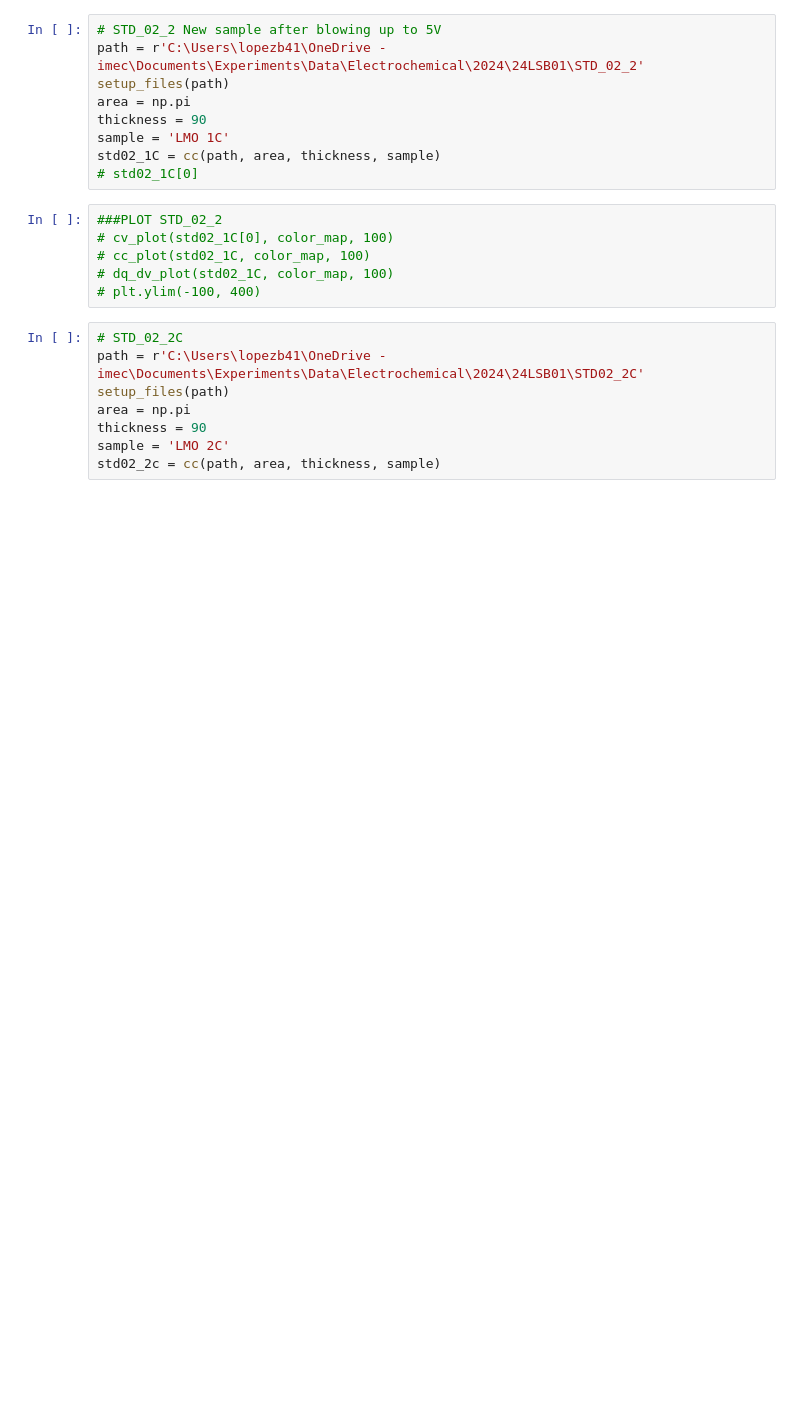
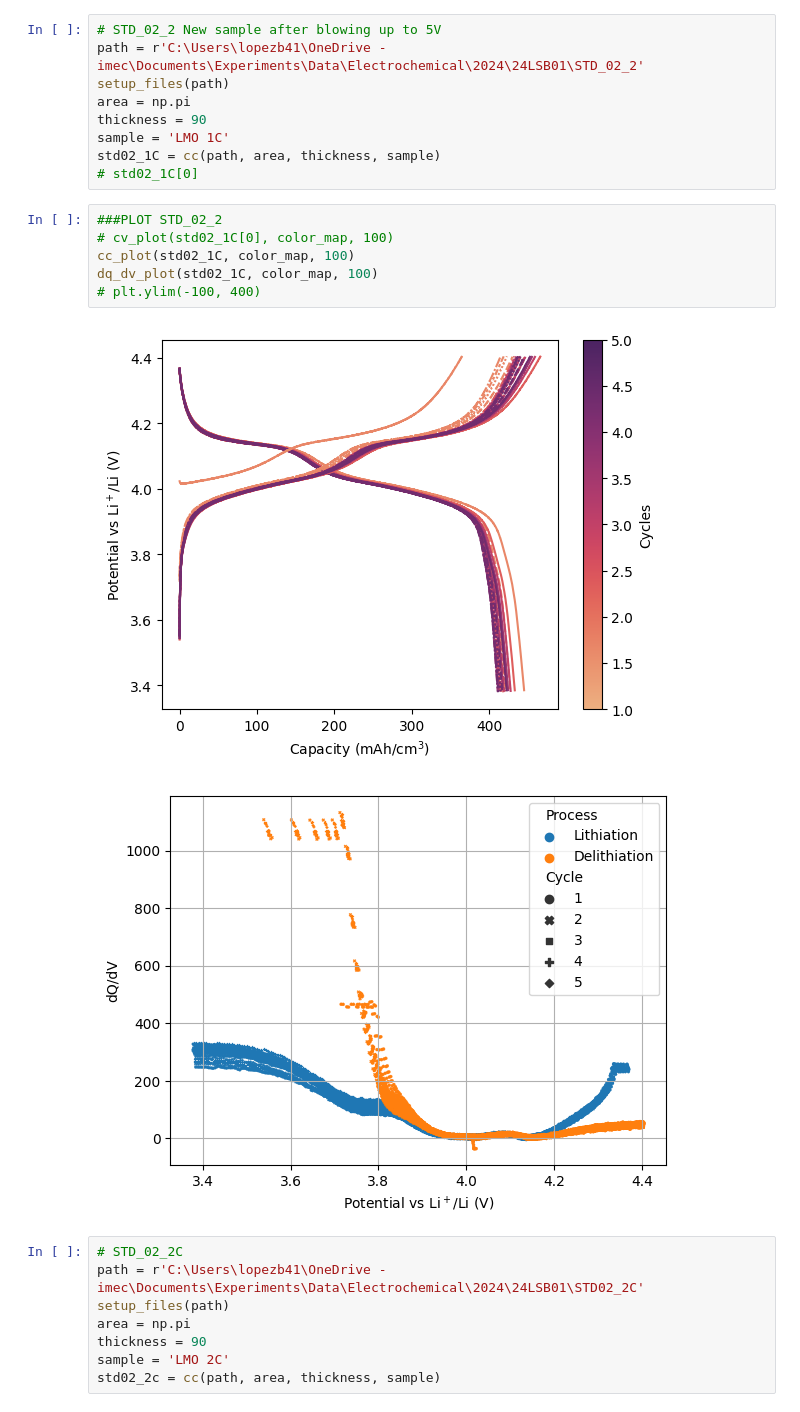
Before and after one commit to ridcil/Code, a Jupyter notebook: 2024/24LSB01.ipynb, the cells around one changed output. Saved outputs shown, nothing was run; the diff lists cells and outputs as text; blank space fills up the shorter version.

```diff
--- a/2024/24LSB01.ipynb
+++ b/2024/24LSB01.ipynb
@@ -27,9 +27,12 @@ std02_1C = cc(path, area, thickness, sample)
 # %%
 ###PLOT STD_02_2
 # cv_plot(std02_1C[0], color_map, 100)
-# cc_plot(std02_1C, color_map, 100)
-# dq_dv_plot(std02_1C, color_map, 100)
+cc_plot(std02_1C, color_map, 100)
+dq_dv_plot(std02_1C, color_map, 100)
 # plt.ylim(-100, 400)
+# %% [output]
+[figure, added]
+[figure, added]
 # %%
 # STD_02_2C
 path = r'C:\Users\lopezb41\OneDrive - imec\Documents\Experiments\Data\Electrochemical\2024\24LSB01\STD02_2C'
```
Also changed, not shown: parts of 3 cells of this notebook, 4 other files.
